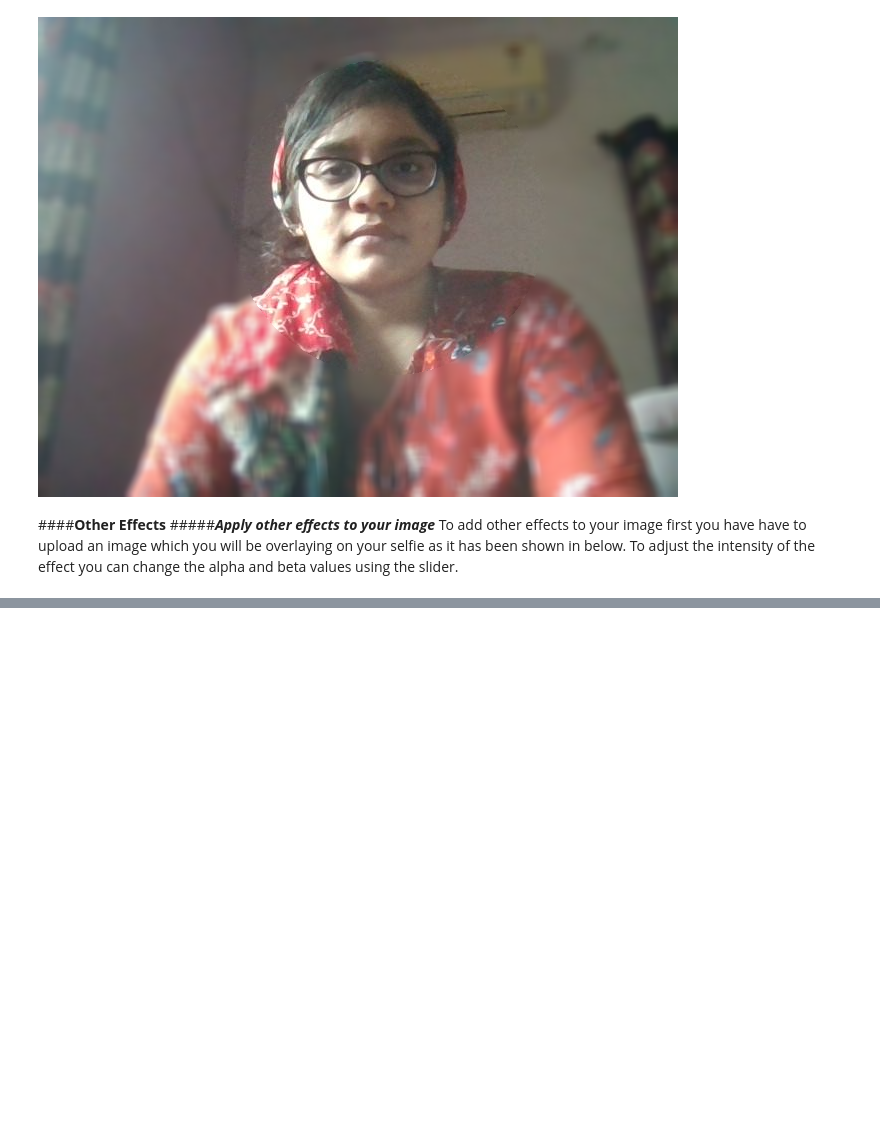
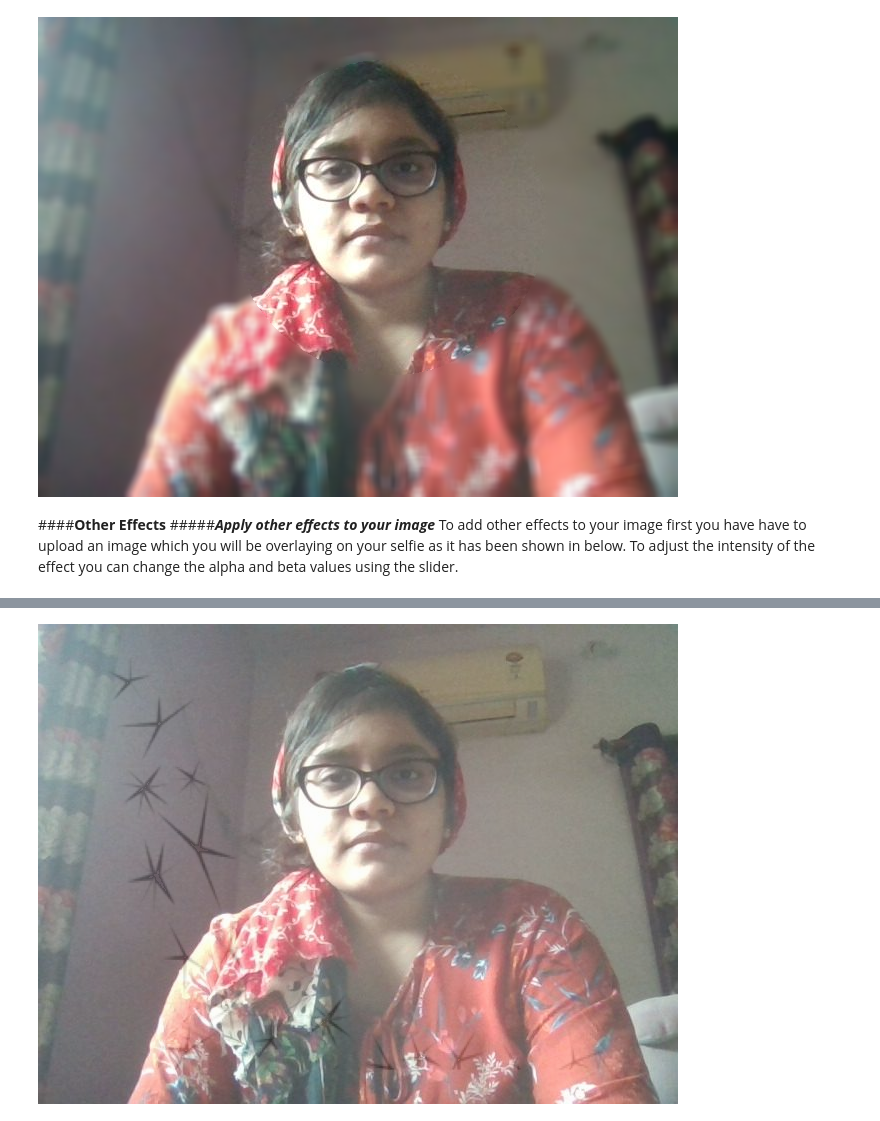
Before and after one commit to Nikita-Roy/Image-Filters, a Jupyter notebook: IMAGE_FILTERS(IP_Workshop_Project).ipynb, the cells around one changed output, grey strips where cells are left out. Saved outputs shown, nothing was run; the diff lists cells and outputs as text; code cells hidden in the pictures; blank space fills up the shorter version.

```diff
--- a/IMAGE_FILTERS(IP_Workshop_Project).ipynb
+++ b/IMAGE_FILTERS(IP_Workshop_Project).ipynb
@@ -172,9 +172,9 @@ hsv = cv2.cvtColor(image, cv2.COLOR_BGR2HSV)
 image2 = image.copy()
 #image2[mask > 0] = (170, 170, 170)
 
-#@title Kernel Value
-k = 11 #@param{type: "slider", min : 1, max : 40, step : 2}
-image2 = cv2.blur(image2, (k,k))
+#@title BLURRING EFFECT
+kernel_value = 11 #@param{type: "slider", min : 1, max : 40, step : 2}
+image2 = cv2.blur(image2, (kernel_value,kernel_value))
 
 # Create new rectangular mask that is white on black background
 #@title Enter the coordinates of center of the circle
@@ -246,0 +219,89 @@ Saving background_7.png to background_7.png
+# %%
+import cv2
+from google.colab.patches import cv2_imshow
+from google.colab import files
+import numpy as np
+
+uploaded1 = files.upload()
+uploaded2 = files.upload()
+
+#@title EFFECTS {run:"auto"}
+effect = "Falling Stars" #@param["Starry Sky", "Falling Stars", "Radiant", "Lots of Love", "Hearts", "Golden Hearts", "Glitter", "Sparkle", "Shimmer", "Style"]
+x =  640#@param{type: "number"}
+y =  360#@param{type: "number"}
+#x,y = 400,200
+radius = 0 #@param{type:"slider", min:0, max:350, step: 1}
+threshold_value = 5 #@param{type: "slider", min : 0, max : 255, step : 1}
+alpha = 0.802 #@param{type: "slider", min : 0, max : 1, step : 0.001}
+
+def image_filter(image1, image2, location):
+    h, w = image1.shape[:2]
+    h1, w1 = image2.shape[:2]
+    x, y = location
+    roi = image1[y:y+h1, x:x+w1]
+
+    gray = cv2.cvtColor(image2, cv2.COLOR_BGR2GRAY)
+    _,mask = cv2.threshold(gray, threshold_value, 255, cv2.THRESH_BINARY)
+
+    mask_inv = cv2.bitwise_not(mask)
+
+    img_bg = cv2.bitwise_and(roi, roi, mask = mask_inv)
+    img_fg = cv2.bitwise_and(image2, image2, mask =mask)
+
+    dst = cv2.add(img_bg, img_fg)
+    dst = cv2.addWeighted(image1[y:y+h1, x:x+w1], alpha, dst, 1-alpha, 0)
+    image1[y:y+h1, x:x+w1] = dst
+
+    return dst
+
+image1 = cv2.imread('photo.jpg')
+original = image1.copy()
+
+if effect == "Starry Sky":
+   image2 = cv2.imread('background_4.jpg')
+elif effect == "Falling Stars":
+   image2 = cv2.imread('background_7.png')
+elif effect == "Radiant":
+   image2 = cv2.imread('backgorund_27.jpg')
+elif effect == "Lots of Love":
+   image2 = cv2.imread('background_28.jpg')
+elif effect == "Hearts":
+   image2 = cv2.imread('background_29.jpg')
+elif effect == "Golden Hearts":
+   image = cv2.imread('background_30.jpg')
+elif effect == "Glitter":
+   image = cv2.imread('background_31.jpg')
+elif effect == "Sparkle":
+   image = cv2.imread('background_32.jpg')
+elif effect == "Shimmer":
+   image = cv2.imread('background_33.jpg')
+elif effect == "Style":
+   image = cv2.imread('background_5.jpg')
+
+
+filtered_img = image_filter(image1, image2, location = (0, 0))
+
+shapes = np.zeros_like(image1, np.uint8)
+
+mask2 = np.zeros_like(image1)
+
+cv2.circle(mask2, (x,y), radius, (255, 255, 255), -1)
+#mask2 = cv2.GaussianBlur(mask2,(11,11), 0)
+
+# invert mask
+mask2_inv = 255 - mask2
+
+# apply mask to image
+image_masked = cv2.bitwise_and(original, mask2)
+
+# apply inverted mask to image2
+image2_masked = cv2.bitwise_and(filtered_img, mask2_inv)
+
+# add together
+result = cv2.add(image_masked, image2_masked)
+
+#cv2_imshow(filtered_img)
+cv2_imshow(result)
+#cv2_imshow(image_masked)
+#cv2_imshow(image2_masked)
+# %% [output]
@@ -247,3 +312,4 @@ Saving background_7.png to background_7.png
+[figure, added]
 # %% [markdown]
 ####**Adding Text**
 #####***You can also add text to your selfie***
```
Also changed, not shown: parts of 7 cells of this notebook.
